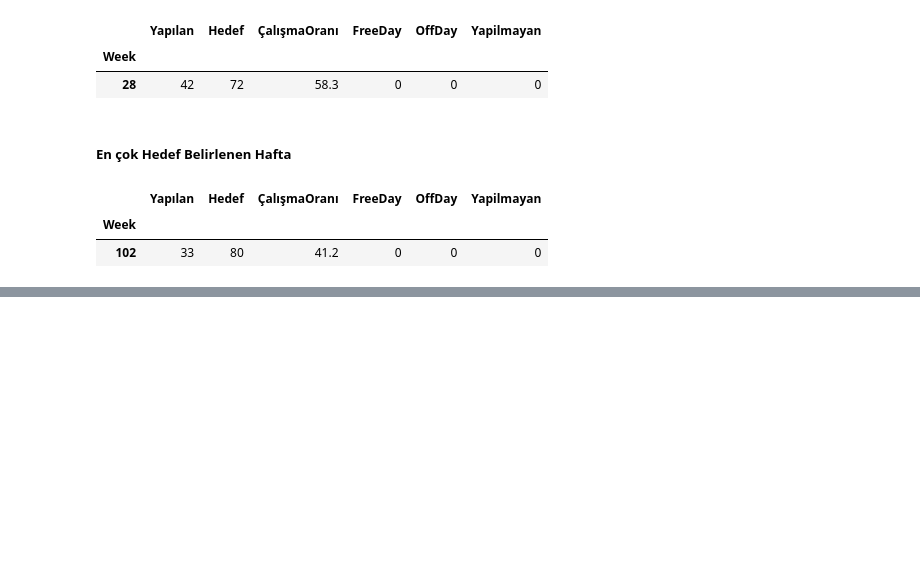
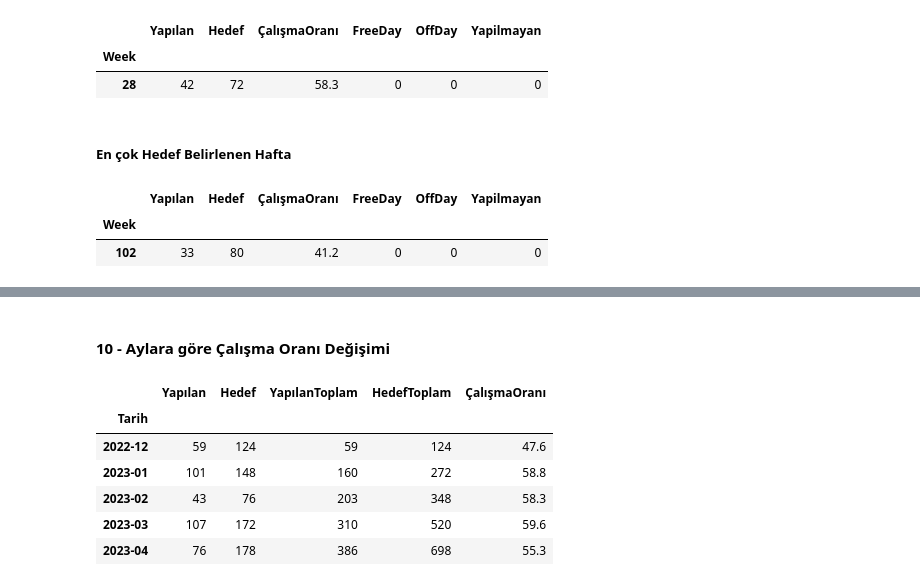
Before and after one commit to mustafaorzan/PomodoroCalismaAnaliz, a Jupyter notebook: analiz_v5.ipynb, the cells around one changed output, grey strips where cells are left out. Cells and saved outputs as stored; diff of their text form; code cells hidden in the pictures; blank space fills up the shorter version.

Commit message:
Yıllık ve Aylık değişim (kümülatif) raporları [2022 Aralık - 2025 Aralık]

```diff
--- a/analiz_v5.ipynb
+++ b/analiz_v5.ipynb
@@ -454,0 +501,26 @@ haftalik_toplam[haftalik_toplam['Hedef'] == haftalik_toplam['Hedef'].max()]
+# %% [markdown]
+#### 10 - Aylara göre Çalışma Oranı Değişimi
+# %%
+
+aylik = (
+    df
+    .groupby(df['Tarih'].dt.to_period('M'))
+    .agg({
+        'Yapılan': 'sum',
+        'Hedef': 'sum'
+    })
+    .sort_index()
+)
+aylik['YapılanToplam'] = aylik['Yapılan'].cumsum()
+aylik['HedefToplam'] = aylik['Hedef'].cumsum()
+aylik['ÇalışmaOranı'] = np.round((aylik['YapılanToplam'] / aylik['HedefToplam']) * 100, 1)
+# %%
+aylik.head()
+# %% [output]
+|  | Yapılan | Hedef | YapılanToplam | HedefToplam | ÇalışmaOranı |
+| Tarih |  |  |  |  |  |
+| 2022-12 | 59 | 124 | 59 | 124 | 47.6 |
+| 2023-01 | 101 | 148 | 160 | 272 | 58.8 |
+| 2023-02 | 43 | 76 | 203 | 348 | 58.3 |
+| 2023-03 | 107 | 172 | 310 | 520 | 59.6 |
+| 2023-04 | 76 | 178 | 386 | 698 | 55.3 |
```
Also changed, not shown: parts of 23 cells of this notebook, 6 other files.
